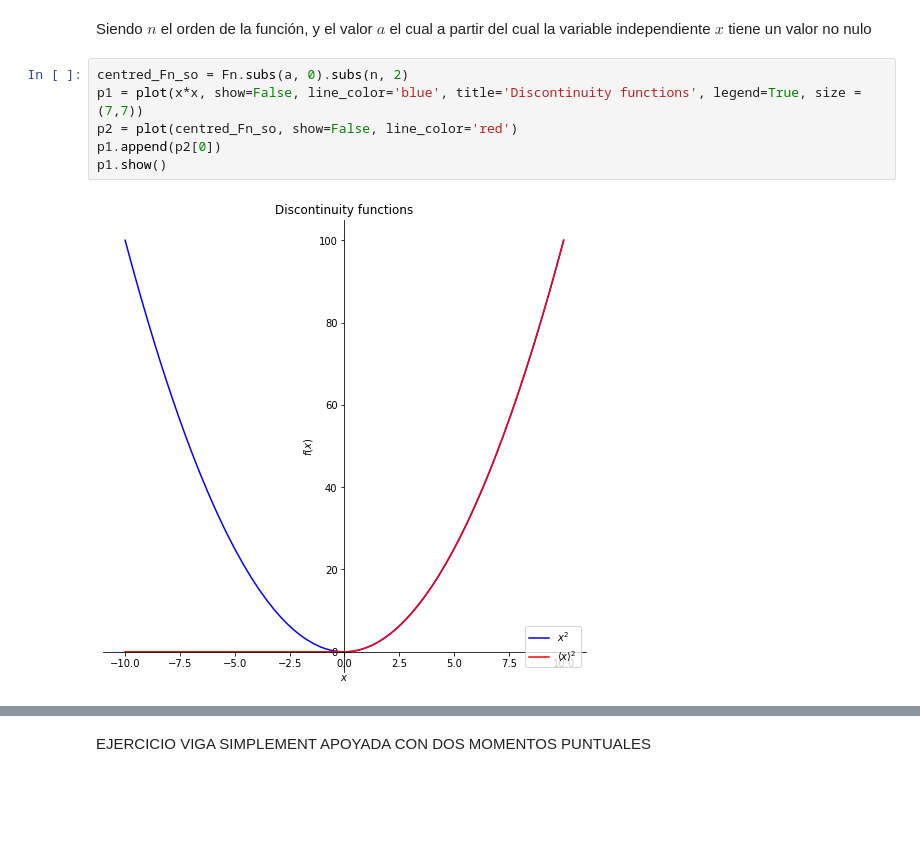
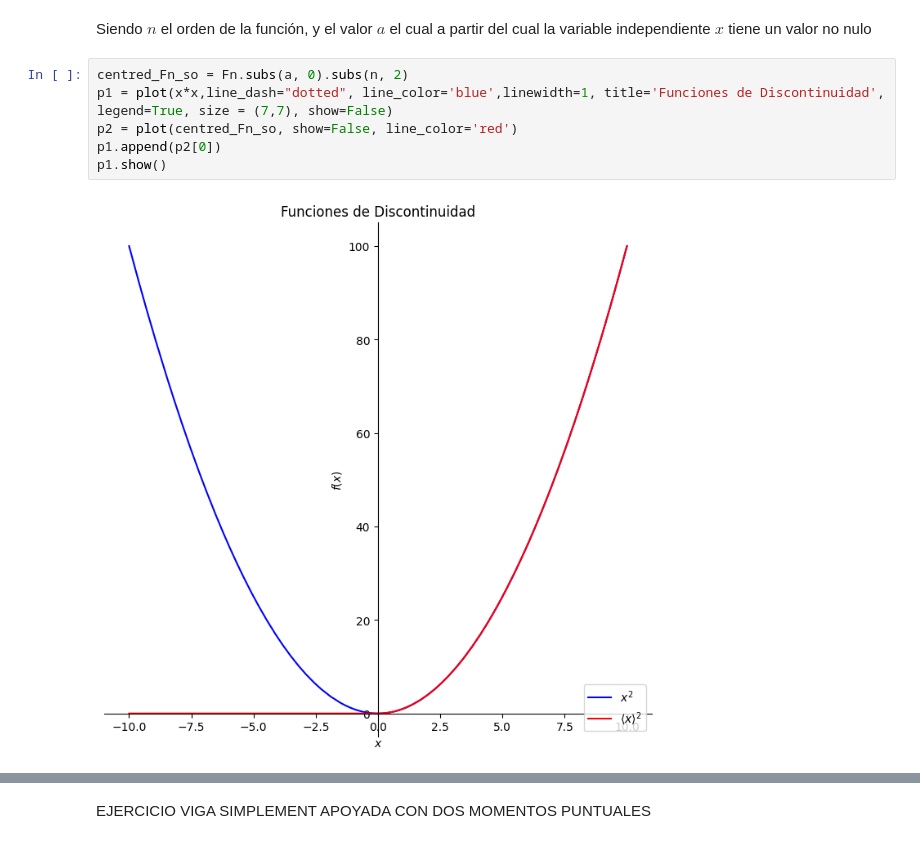
Before and after one commit to EnriqueGarMac/Estructuras_I_II, a Jupyter notebook: Ejemplos/Estructuras_II/Cuadernillos_Jupyter/Ecuacion_universal_de_la_Elastica.ipynb, the cells around one changed output, grey strips where cells are left out. Cells and saved outputs as stored; diff of their text form; blank space fills up the shorter version.

```diff
--- a/Ejemplos/Estructuras_II/Cuadernillos_Jupyter/Ecuacion_universal_de_la_Elastica.ipynb
+++ b/Ejemplos/Estructuras_II/Cuadernillos_Jupyter/Ecuacion_universal_de_la_Elastica.ipynb
@@ -23,11 +42,11 @@ $\displaystyle {\left\langle - a + x \right\rangle}^{n}$
 Siendo $n$ el orden de la función, y el valor $a$ el cual a partir del cual la variable independiente $x$ tiene un valor no nulo
 # %%
 centred_Fn_so = Fn.subs(a, 0).subs(n, 2)
-p1 = plot(x*x, show=False, line_color='blue', title='Discontinuity functions', legend=True, size = (7,7))
+p1 = plot(x*x,line_dash="dotted", line_color='blue',linewidth=1, title='Funciones de Discontinuidad', legend=True, size = (7,7), show=False)
 p2 = plot(centred_Fn_so, show=False, line_color='red')
 p1.append(p2[0])
 p1.show()
 # %% [output]
-[figure, old version]
+[figure, new version]
 # %%
 no_centred_Fn_so = Fn.subs(a, 10).subs(n, 2)
```
Also changed, not shown: parts of 2 cells of this notebook, 34 other files.
